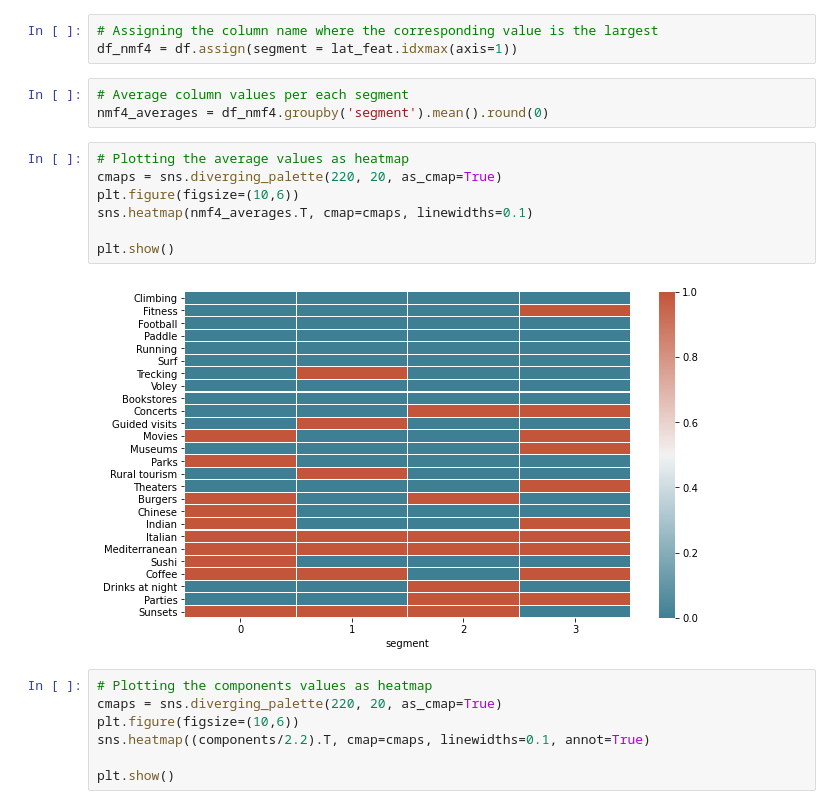
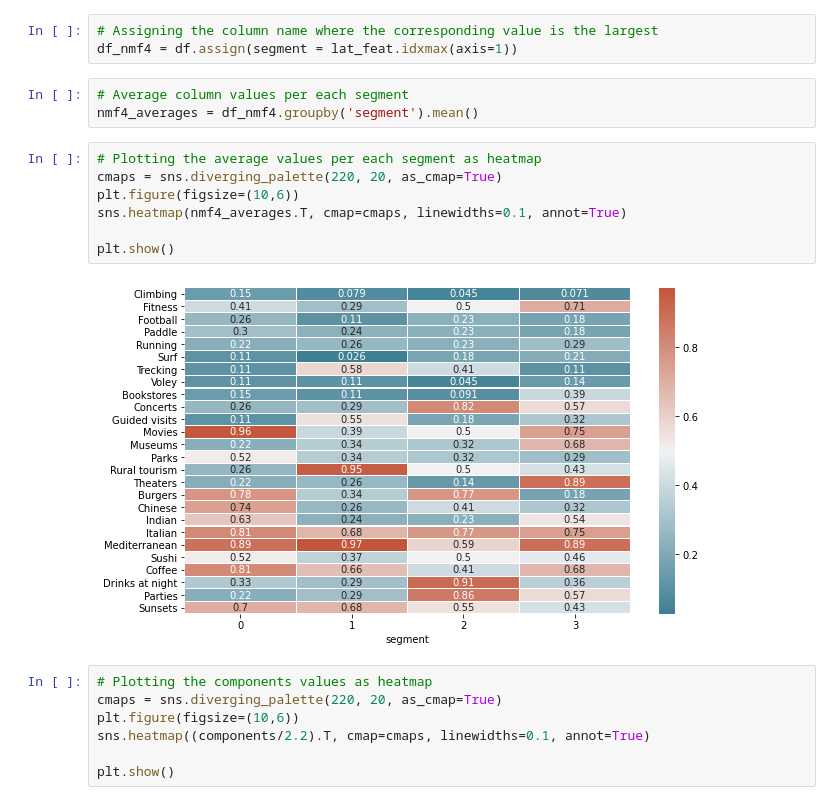
Before and after one commit to casiopa/nomads_cluster_api, a Jupyter notebook: model/NomDig_NMF.ipynb, the cells around one changed output. Saved outputs shown, nothing was run; the diff lists cells and outputs as text.

```diff
--- a/model/NomDig_NMF.ipynb
+++ b/model/NomDig_NMF.ipynb
@@ -94,16 +94,16 @@ lat_feat
 df_nmf4 = df.assign(segment = lat_feat.idxmax(axis=1))
 # %%
 # Average column values per each segment
-nmf4_averages = df_nmf4.groupby('segment').mean().round(0)
+nmf4_averages = df_nmf4.groupby('segment').mean()
 # %%
-# Plotting the average values as heatmap
+# Plotting the average values per each segment as heatmap
 cmaps = sns.diverging_palette(220, 20, as_cmap=True)
 plt.figure(figsize=(10,6))
-sns.heatmap(nmf4_averages.T, cmap=cmaps, linewidths=0.1)
+sns.heatmap(nmf4_averages.T, cmap=cmaps, linewidths=0.1, annot=True)
 
 plt.show()
 # %% [output]
-[figure, old version]
+[figure, new version]
 # %%
 # Plotting the components values as heatmap
 cmaps = sns.diverging_palette(220, 20, as_cmap=True)
```
